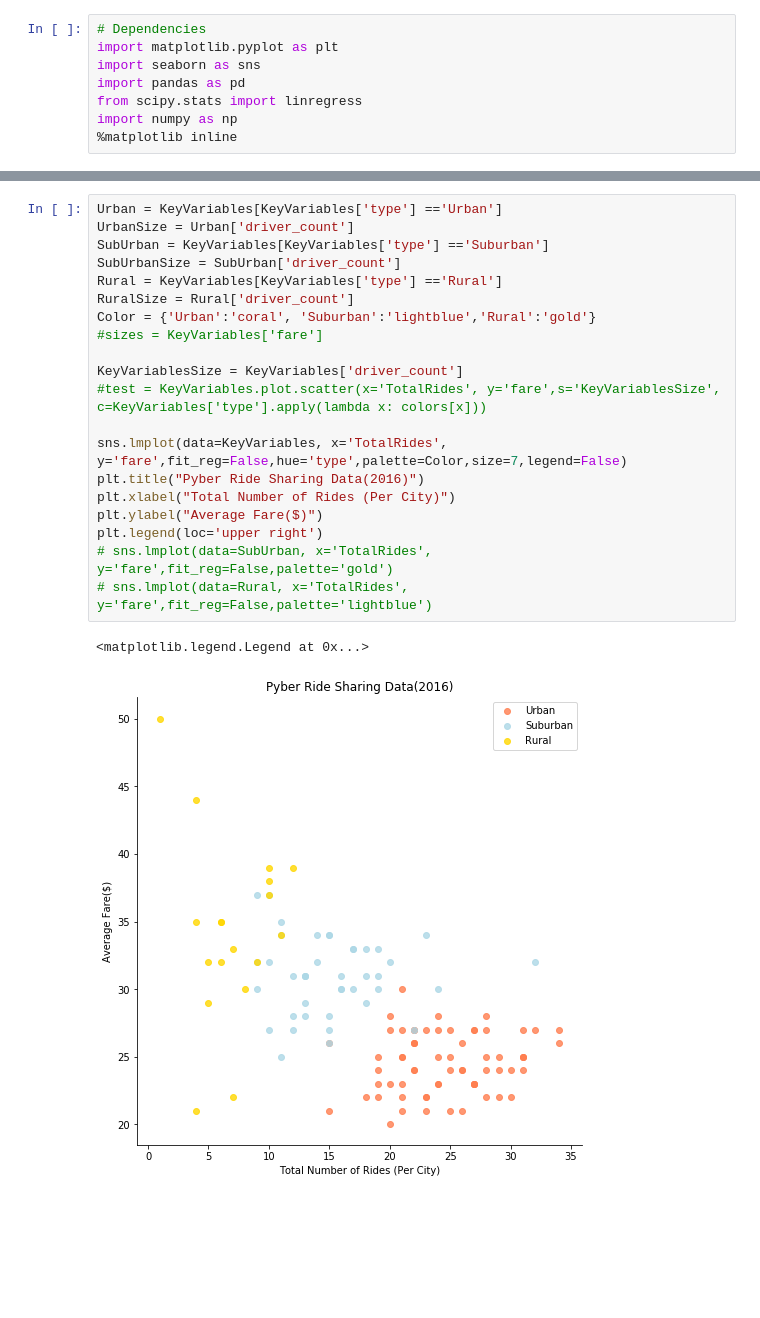
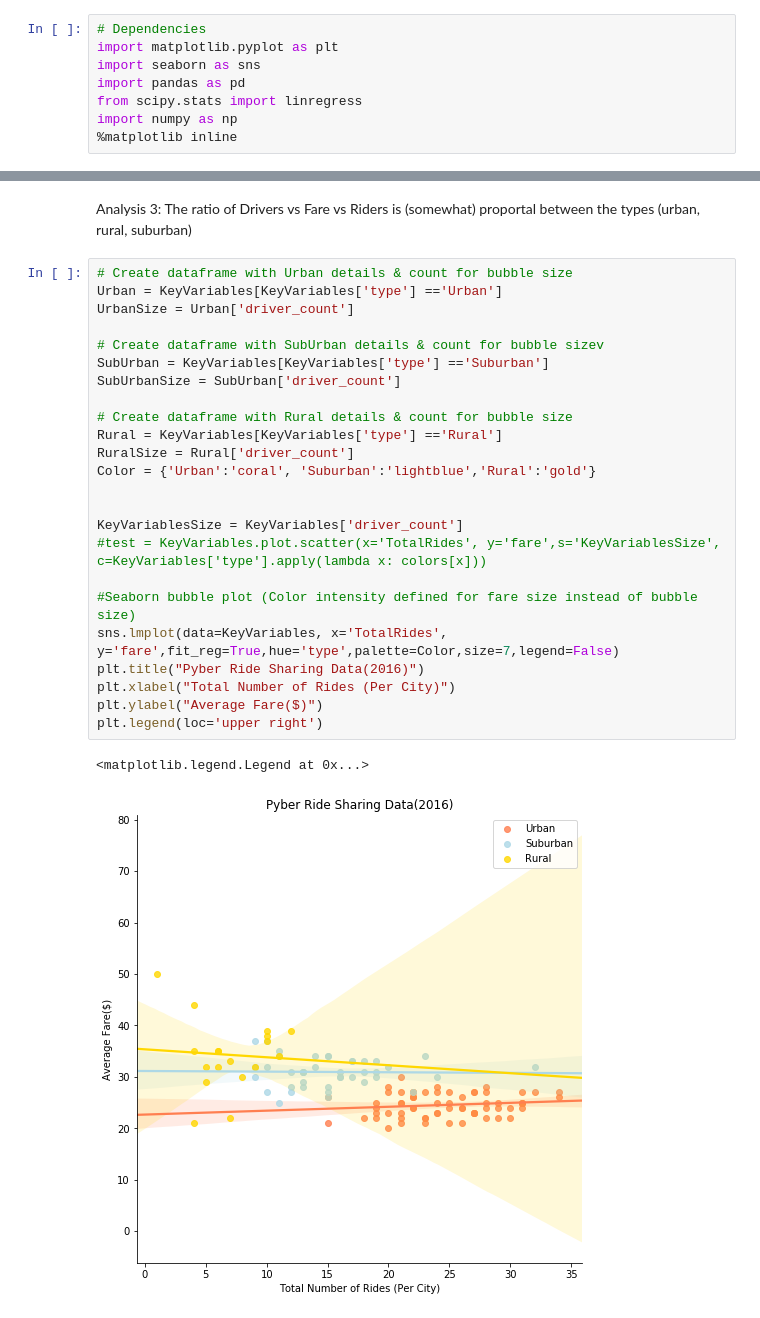
Before and after one commit to Sheelasrinivasa/MatplotAssignment, a Jupyter notebook: Pyber.ipynb, the cells around one changed output, grey strips where cells are left out. Drawn from its saved outputs; the diff is of its cells as text; blank space fills up the shorter version.

```diff
--- a/Pyber.ipynb
+++ b/Pyber.ipynb
@@ -48,23 +100,29 @@ KeyVariables.head()
+# %% [markdown]
+Analysis 3: The ratio of Drivers vs Fare vs Riders is (somewhat) proportal between the types (urban, rural, suburban)
 # %%
+# Create dataframe with Urban details & count for bubble size
 Urban = KeyVariables[KeyVariables['type'] =='Urban']
 UrbanSize = Urban['driver_count']
+
+# Create dataframe with SubUrban details & count for bubble sizev
 SubUrban = KeyVariables[KeyVariables['type'] =='Suburban']
 SubUrbanSize = SubUrban['driver_count']
+
+# Create dataframe with Rural details & count for bubble size
 Rural = KeyVariables[KeyVariables['type'] =='Rural']
 RuralSize = Rural['driver_count']
 Color = {'Urban':'coral', 'Suburban':'lightblue','Rural':'gold'}
-#sizes = KeyVariables['fare']
+
 
 KeyVariablesSize = KeyVariables['driver_count']
 #test = KeyVariables.plot.scatter(x='TotalRides', y='fare',s='KeyVariablesSize', c=KeyVariables['type'].apply(lambda x: colors[x]))
 
-sns.lmplot(data=KeyVariables, x='TotalRides', y='fare',fit_reg=False,hue='type',palette=Color,size=7,legend=False)
+#Seaborn bubble plot (Color intensity defined for fare size instead of bubble size)
+sns.lmplot(data=KeyVariables, x='TotalRides', y='fare',fit_reg=True,hue='type',palette=Color,size=7,legend=False)
 plt.title("Pyber Ride Sharing Data(2016)")
 plt.xlabel("Total Number of Rides (Per City)")
 plt.ylabel("Average Fare($)")
 plt.legend(loc='upper right')
-# sns.lmplot(data=SubUrban, x='TotalRides', y='fare',fit_reg=False,palette='gold')
-# sns.lmplot(data=Rural, x='TotalRides', y='fare',fit_reg=False,palette='lightblue')
 # %% [output]
 <matplotlib.legend.Legend at 0x...>
-[figure, old version]
+[figure, new version]
```
Also changed, not shown: parts of 14 cells of this notebook.
